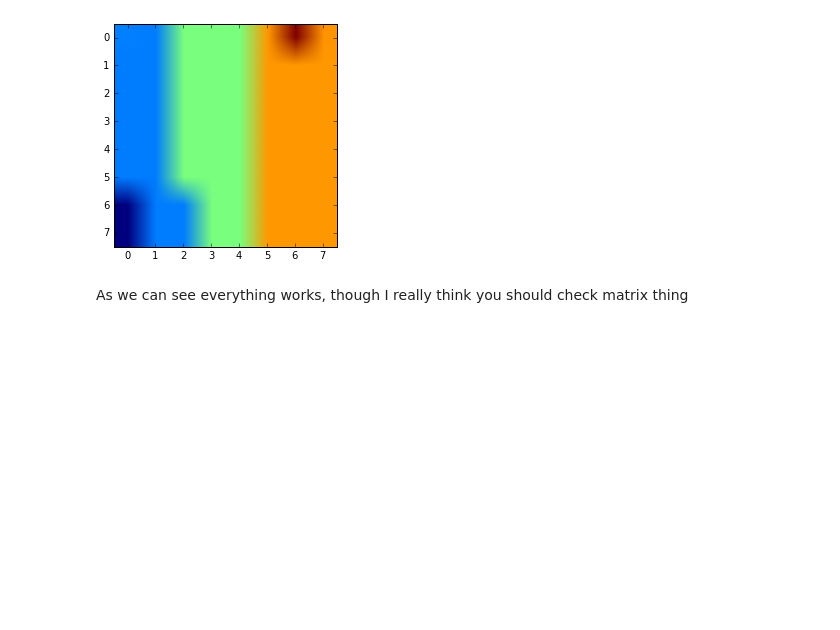
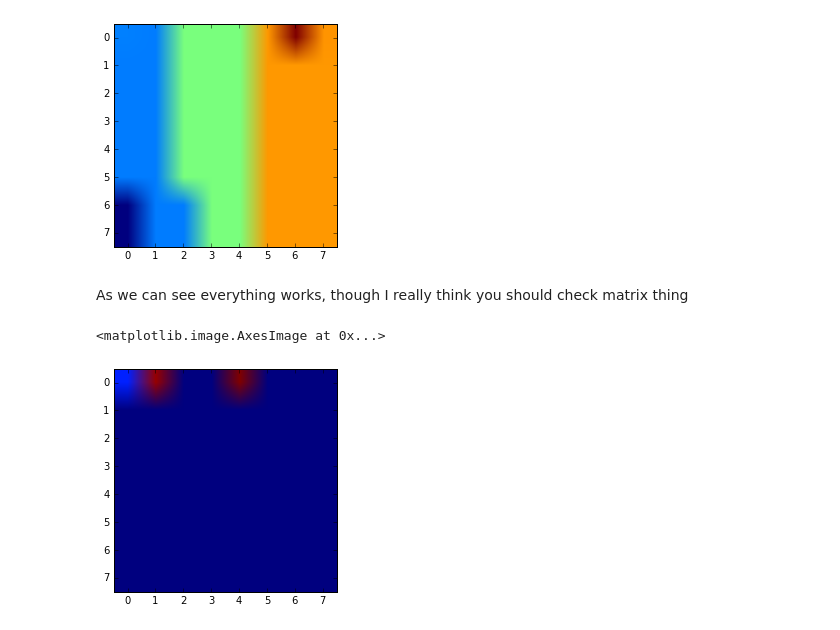
Before and after one commit to nouredd2/chameleon, a Jupyter notebook: Intro.ipynb, the cells around one changed output. Drawn from its saved outputs; the diff is of its cells as text; code cells hidden in the pictures; blank space fills up the shorter version.

```diff
--- a/Intro.ipynb
+++ b/Intro.ipynb
@@ -78,3 +78,13 @@ plt.imshow(DCT_b(DCT(part_of_the_img_0)))
 [figure]
 # %% [markdown]
 As we can see everything works, though I really think you should check matrix thing
+# %%
+# opencv have a dct implementation so let's check that one out
+f_part_0 = np.float32(part_of_the_img_0)
+cv_dct = cv2.dct(f_part_0)
+# move things back to uint8
+cv_dct_u = np.uint8(cv_dct)
+plt.imshow(cv_dct_u)
+# %% [output]
+<matplotlib.image.AxesImage at 0x...>
+[figure, added]
```
Also changed, not shown: parts of 2 cells of this notebook, 1 other file.
